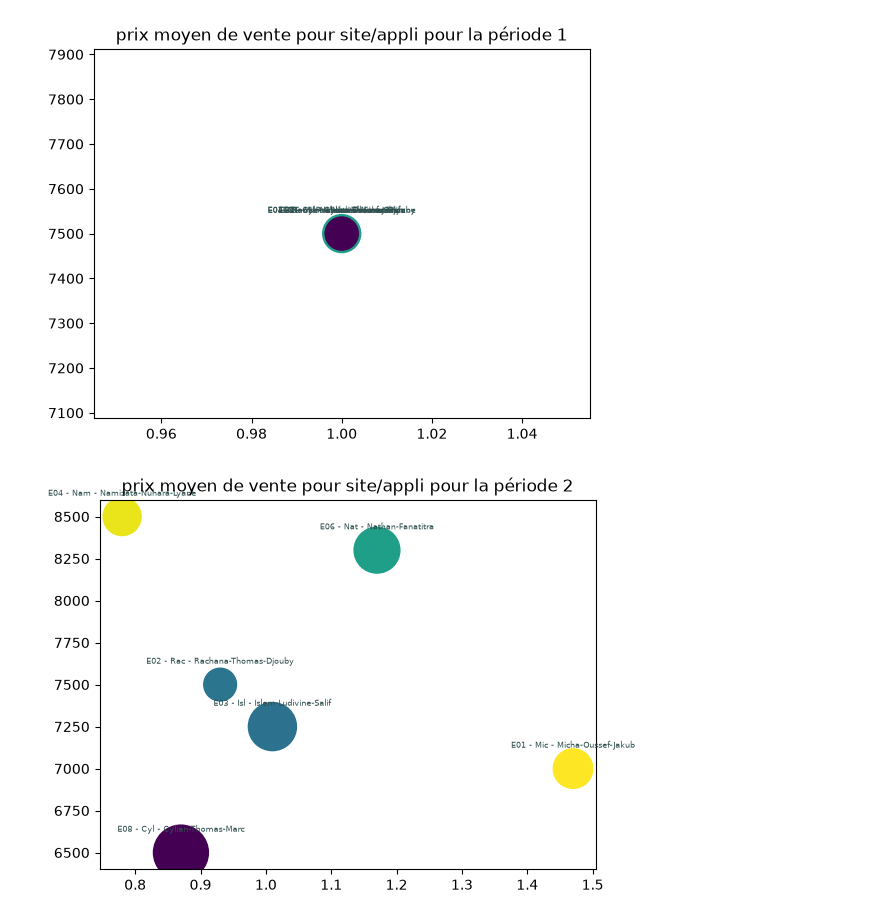
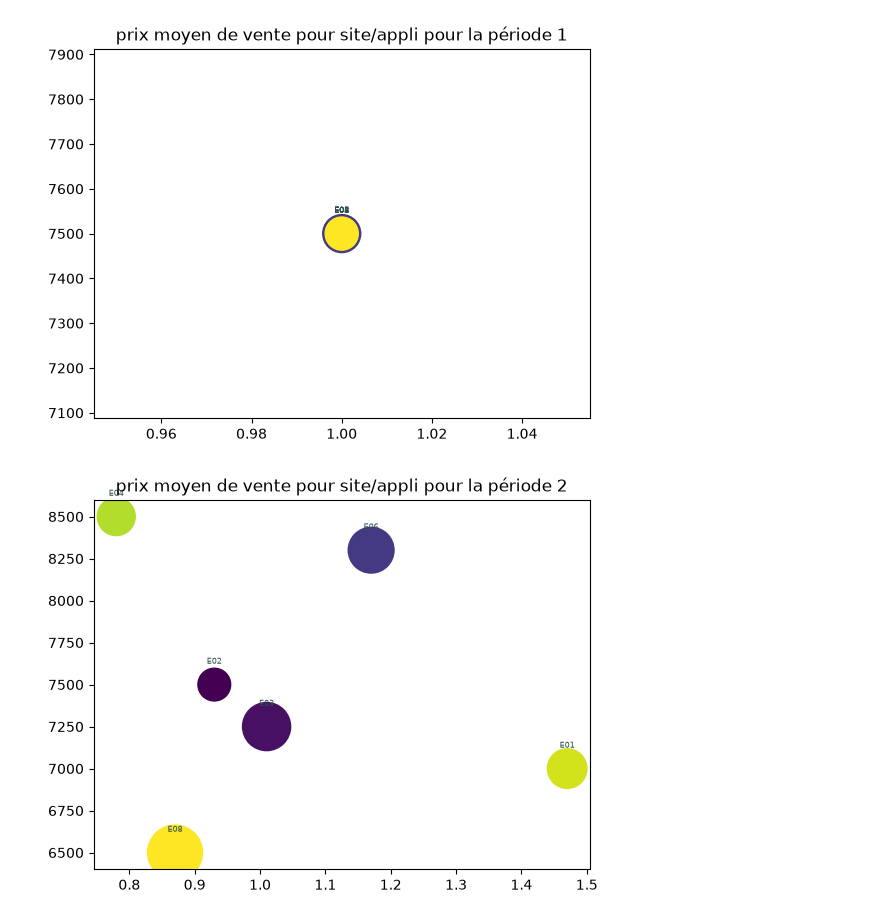
Before and after one commit to zykogithub/projets_IUT, a Jupyter notebook: s6/etude.ipynb, the cells around one changed output. Saved outputs shown, nothing was run; the diff lists cells and outputs as text; code cells hidden in the pictures.

```diff
--- a/s6/etude.ipynb
+++ b/s6/etude.ipynb
@@ -21,17 +22,17 @@ def traiter(df: pd.DataFrame) -> tuple[list[float], list[float]]:
     prix = prix.apply(lambda x: float(x.strip().replace(',', '.'))).to_list()
     return imageQualite, prix
 
-def obtenirCA(ca: pd.DataFrame, i: int): return ca.iloc[i].apply(lambda x: x * ECHELLE_POINT ).to_list()
+obtenirCA : Callable[[pd.DataFrame,int],list[float]] =  lambda ca, i : ca.iloc[i].apply(lambda x: x * ECHELLE_POINT ).to_list()
 
-def creerChampGroupe(df: pd.DataFrame): return df.columns[4:-2].to_list()
+creerChampGroupe : Callable[[pd.DataFrame],list[float]] = lambda df : [nomGroupe[:3] for nomGroupe in df.columns[4:-2]]
 
-def filtrerSoiMemeEtGroupesProf(listContatene : list[Groupe], groupe : Groupe) :
+def filtrerSoiMemeEtGroupesProf(listContatene : list[Groupe], groupe : Groupe) -> list[Groupe] :
     listContatene.pop()
     listContatene.pop(4)
     listContatene.remove(groupe)
     return listContatene
 # %%
-nomSonPropreGroupe = "E07 - Iss - Isshaq-Zijie-Naherry"
+nomSonPropreGroupe = "E07"
 ca = pd.read_csv("chiffreDAffaire.csv")
 colors = np.random.rand(NOMBRE_GROUPE - 1) * 250
 
@@ -41,32 +42,32 @@ for i in range(0, NOMBRE_PERIODE):
     if i == NOMBRE_PERIODE - 1: ligneCAPeriode = obtenirCA(ca, i)
     else: ligneCAPeriode = obtenirCA(ca, i + 1)
     imageQualite, prix = traiter(df)
     champGroupe = creerChampGroupe(df)
 
     concatene = list(zip(champGroupe, prix, imageQualite, ligneCAPeriode))
     listeGroupe = [Groupe( nomGroupe, prixGroupe, imageQualiteGroupe, caGroupe) for nomGroupe, prixGroupe, imageQualiteGroupe, caGroupe in concatene]
     sonPropreGroupe = tuple(filter(lambda groupe: groupe.nomGroupe == nomSonPropreGroupe,listeGroupe))
     if len(sonPropreGroupe) != 1: raise ValueError("le nom du groupe est incorrect")
     else: sonPropreGroupe = sonPropreGroupe[0]
 
     listeGroupe = filtrerSoiMemeEtGroupesProf(listeGroupe, sonPropreGroupe)
     imageQualite = [groupe.imageQualite for groupe in listeGroupe]
     prix = [groupe.prixMoyen for groupe in listeGroupe]
     ligneCAPeriode = [groupe.ca for groupe in listeGroupe]
 
     for groupe in listeGroupe:
         plt.annotate(
             groupe.nomGroupe,
             xy=(groupe.imageQualite, groupe.prixMoyen),
             textcoords="offset points",
             xytext=(0, 15),
             ha='center',
             fontsize=6,
             color='darkslategray'
         )
     plt.title(f"prix moyen de vente pour site/appli pour la période {i + 1}")
     plt.scatter(imageQualite, prix, s=ligneCAPeriode, c=colors)
     plt.show()
 # %% [output]
-[figure, old version]
+[figure, new version]
-[figure, old version]
+[figure, new version]
```
Also changed, not shown: parts of 2 cells of this notebook, 1 other file.
